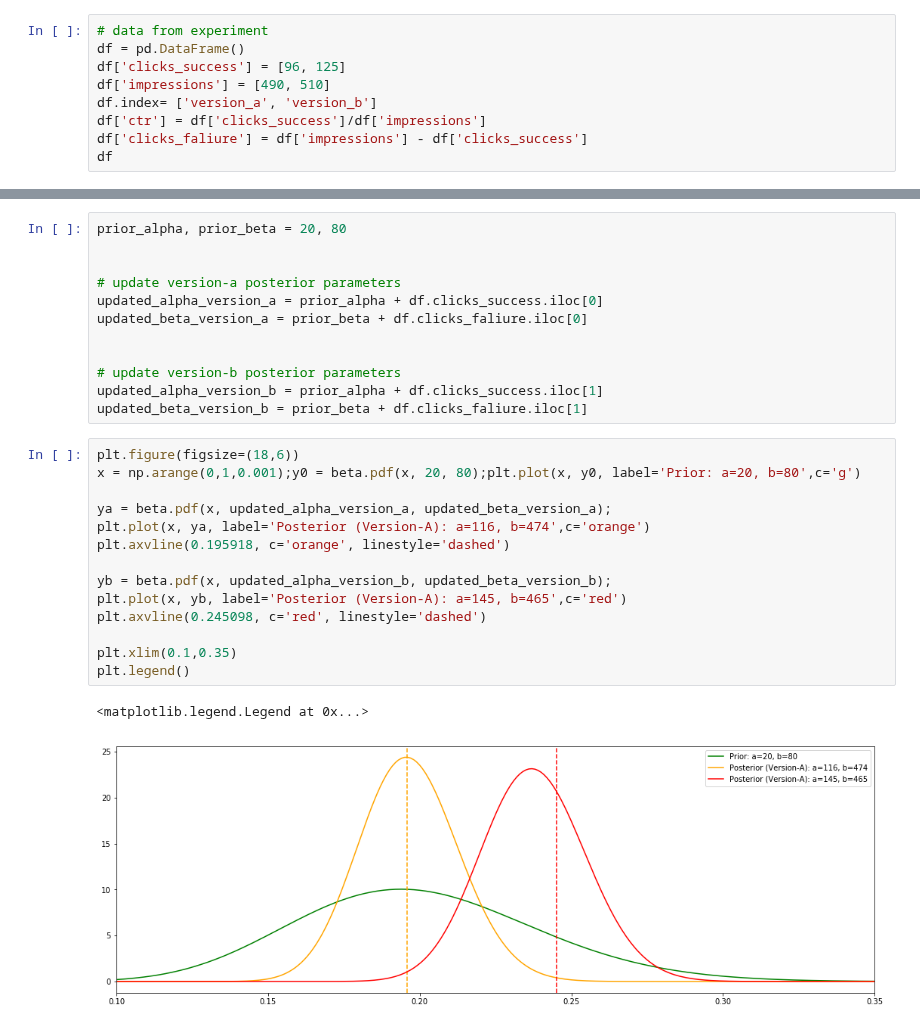
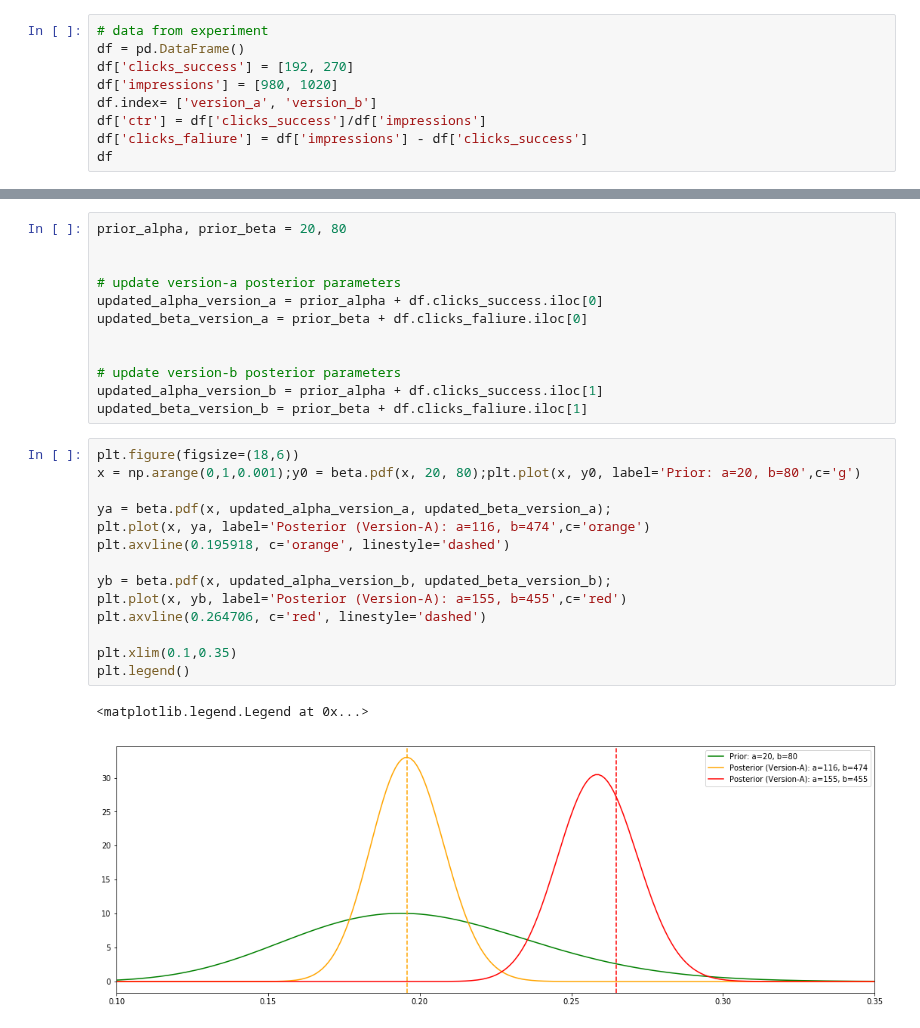
Before and after one commit to AdiVarma27/AdiVarma27.github.io, a Jupyter notebook: _jupyter/2020-04-13-Bayesian Thinking in AB Testing.ipynb, the cells around one changed output, grey strips where cells are left out. Cells and saved outputs as stored; diff of their text form.

```diff
--- a/_jupyter/2020-04-13-Bayesian Thinking in AB Testing.ipynb
+++ b/_jupyter/2020-04-13-Bayesian Thinking in AB Testing.ipynb
@@ -56,8 +56,8 @@ plt.legend()
 # %%
 # data from experiment
 df = pd.DataFrame()
-df['clicks_success'] = [96, 125]
-df['impressions'] = [490, 510]
+df['clicks_success'] = [192, 270]
+df['impressions'] = [980, 1020]
 df.index= ['version_a', 'version_b']
 df['ctr'] = df['clicks_success']/df['impressions']
 df['clicks_faliure'] = df['impressions'] - df['clicks_success']
@@ -93,20 +93,20 @@ updated_beta_version_b = prior_beta + df.clicks_faliure.iloc[1]
 # %%
 plt.figure(figsize=(18,6))
 x = np.arange(0,1,0.001);y0 = beta.pdf(x, 20, 80);plt.plot(x, y0, label='Prior: a=20, b=80',c='g')
 
 ya = beta.pdf(x, updated_alpha_version_a, updated_beta_version_a);
 plt.plot(x, ya, label='Posterior (Version-A): a=116, b=474',c='orange')
 plt.axvline(0.195918, c='orange', linestyle='dashed')
 
 yb = beta.pdf(x, updated_alpha_version_b, updated_beta_version_b);
-plt.plot(x, yb, label='Posterior (Version-A): a=145, b=465',c='red')
-plt.axvline(0.245098, c='red', linestyle='dashed')
+plt.plot(x, yb, label='Posterior (Version-A): a=155, b=455',c='red')
+plt.axvline(0.264706, c='red', linestyle='dashed')
 
 plt.xlim(0.1,0.35)
 plt.legend()
 # %% [output]
 <matplotlib.legend.Legend at 0x...>
-[figure, old version]
+[figure, new version]
 # %% [markdown]
 ### Observations:
 
```
Also changed, not shown: parts of 5 cells of this notebook.
